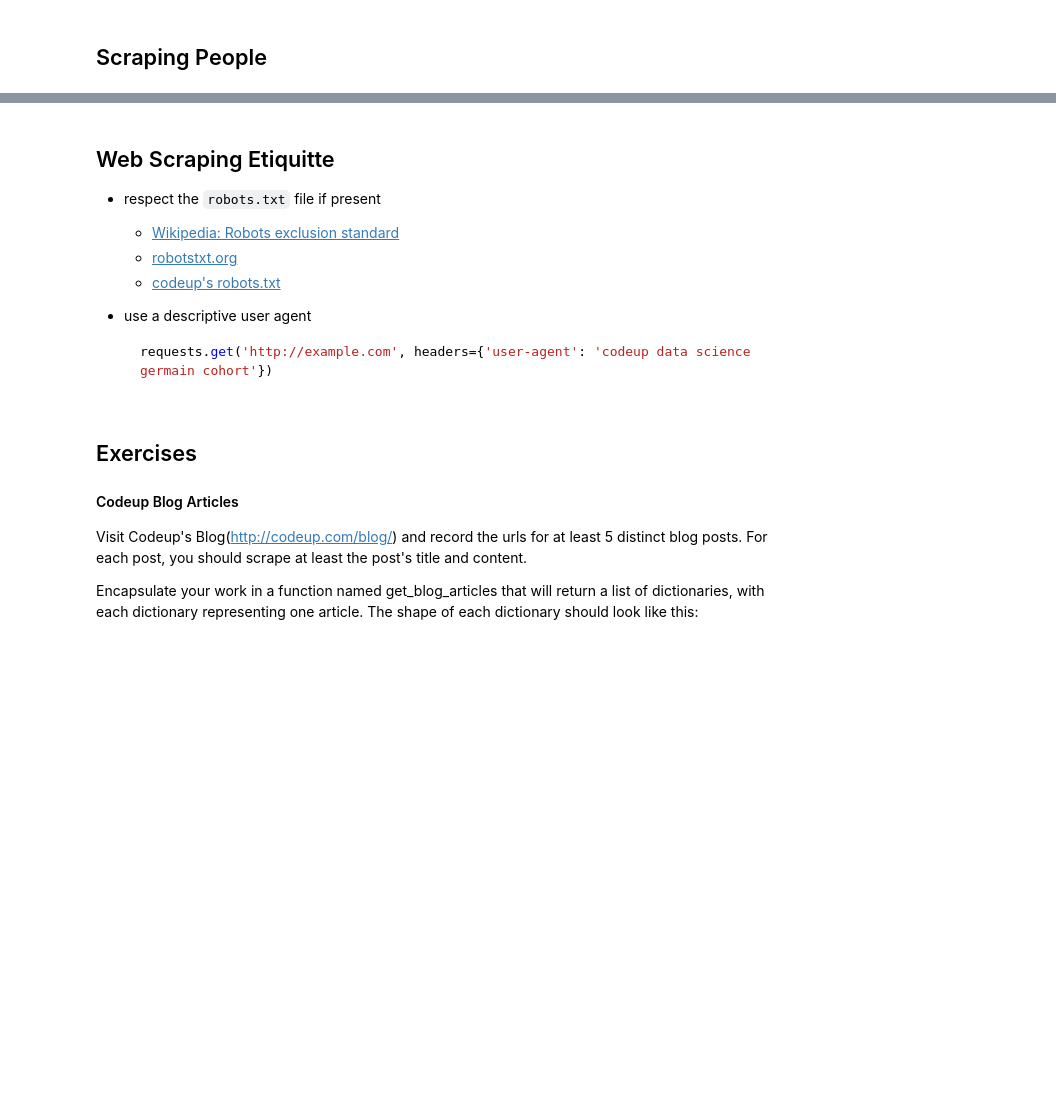
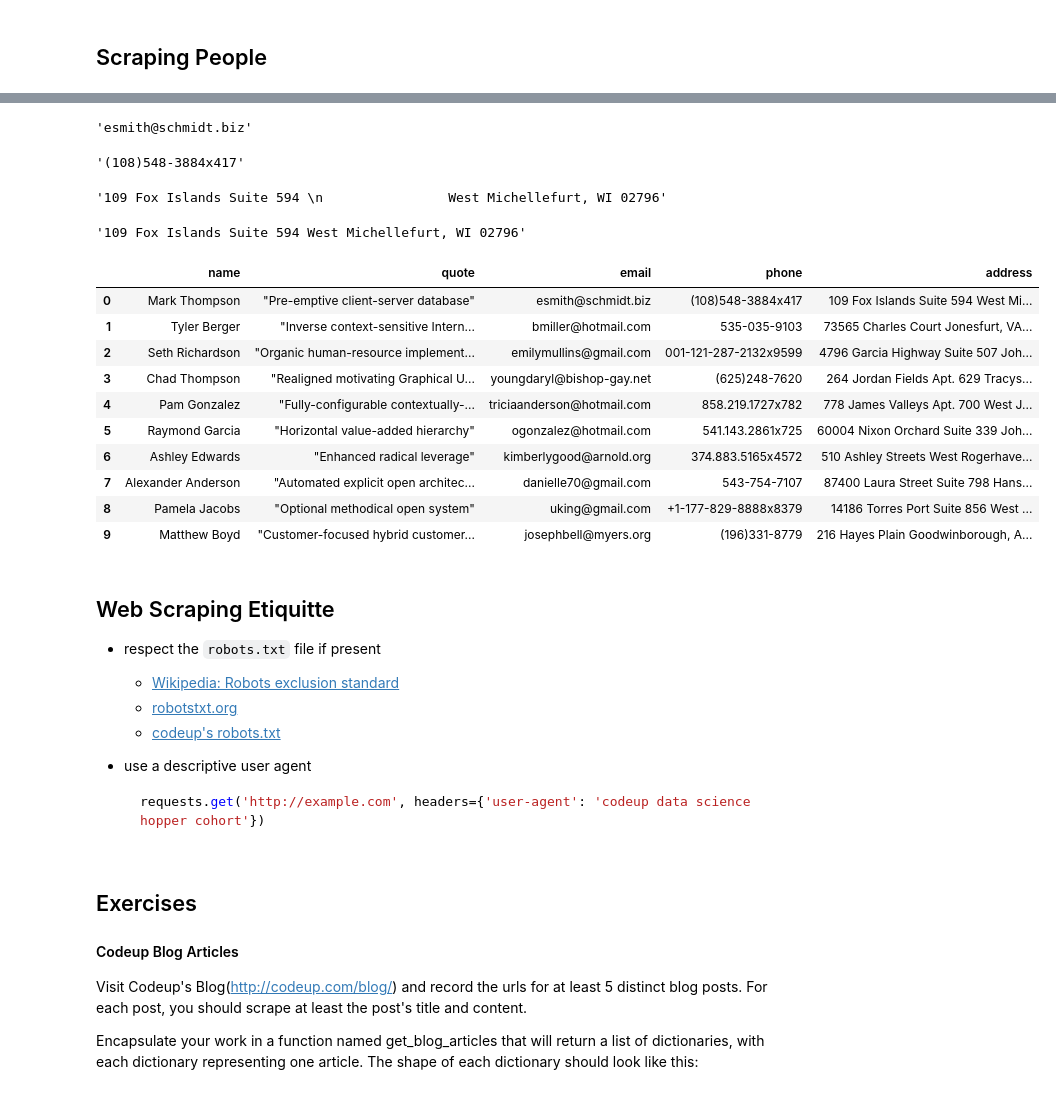
Before and after one commit to CodeupClassroom/hopper-nlp-exercises, a Jupyter notebook: acquire_lesson-hopper.ipynb, the cells around one changed output, grey strips where cells are left out. Cells and saved outputs as stored; diff of their text form; code cells hidden in the pictures; blank space fills up the shorter version.

````diff
--- a/acquire_lesson-hopper.ipynb
+++ b/acquire_lesson-hopper.ipynb
@@ -154,19 +208,54 @@ soup = BeautifulSoup(response.text)
+# %%
+email = person.select('.email')[0].text
+email
+# %% [output]
+'esmith@schmidt.biz'
+# %%
+phone = person.select('.phone')[0].text
+phone
+# %% [output]
+'(108)548-3884x417'
+# %%
+address = person.select('.col-span-8')[-1].text.strip()
+address
+# %% [output]
+'109 Fox Islands Suite 594 \n                West Michellefurt, WI 02796'
+# %%
+import re
+address = re.sub(r'\s{2,}', ' ', address)
+address
+# %% [output]
+'109 Fox Islands Suite 594 West Michellefurt, WI 02796'
 # %%
-# def parse_person(person):
-#     name =
-#     quote =
-#     email =
-#     phone =
-#     address =
+def parse_person(person):
+    name = person.h2.text
+    quote = person.p.text.strip()
+    email = person.select('.email')[0].text
+    phone = person.select('.phone')[0].text
+    address = person.select('.col-span-8')[-1].text.strip()
+    address = re.sub(r'\s{2,}', ' ', address)
 
 
-#     return {
-#         'name': name, 'quote': quote, 'email': email,
-#         'phone': phone,
-#         'address': address
-#     }
+    return {
+        'name': name, 'quote': quote, 'email': email,
+        'phone': phone,
+        'address': address
+    }
 # %%
 # loop through all the persons
+pd.DataFrame([parse_person(person) for person in people])
+# %% [output]
+|  | name | quote | email | phone | address |
+| 0 | Mark Thompson | "Pre-emptive client-server database" | esmith@schmidt.biz | (108)548-3884x417 | 109 Fox Islands Suite 594 West Mi... |
+| 1 | Tyler Berger | "Inverse context-sensitive Intern... | bmiller@hotmail.com | 535-035-9103 | 73565 Charles Court Jonesfurt, VA... |
+| 2 | Seth Richardson | "Organic human-resource implement... | emilymullins@gmail.com | 001-121-287-2132x9599 | 4796 Garcia Highway Suite 507 Joh... |
+| 3 | Chad Thompson | "Realigned motivating Graphical U... | youngdaryl@bishop-gay.net | (625)248-7620 | 264 Jordan Fields Apt. 629 Tracys... |
+| 4 | Pam Gonzalez | "Fully-configurable contextually-... | triciaanderson@hotmail.com | 858.219.1727x782 | 778 James Valleys Apt. 700 West J... |
+| 5 | Raymond Garcia | "Horizontal value-added hierarchy" | ogonzalez@hotmail.com | 541.143.2861x725 | 60004 Nixon Orchard Suite 339 Joh... |
+| 6 | Ashley Edwards | "Enhanced radical leverage" | kimberlygood@arnold.org | 374.883.5165x4572 | 510 Ashley Streets West Rogerhave... |
+| 7 | Alexander Anderson | "Automated explicit open architec... | danielle70@gmail.com | 543-754-7107 | 87400 Laura Street Suite 798 Hans... |
+| 8 | Pamela Jacobs | "Optional methodical open system" | uking@gmail.com | +1-177-829-8888x8379 | 14186 Torres Port Suite 856 West ... |
+| 9 | Matthew Boyd | "Customer-focused hybrid customer... | josephbell@myers.org | (196)331-8779 | 216 Hayes Plain Goodwinborough, A... |
 # %% [markdown]
 ## Web Scraping Etiquitte
 
@@ -179,7 +268,7 @@ soup = BeautifulSoup(response.text)
 - use a descriptive user agent
 
     ```python
-    requests.get('http://example.com', headers={'user-agent': 'codeup data science germain cohort'})
+    requests.get('http://example.com', headers={'user-agent': 'codeup data science hopper cohort'})
     ```
 # %% [markdown]
 ## Exercises
````
Also changed, not shown: parts of 7 cells of this notebook.
